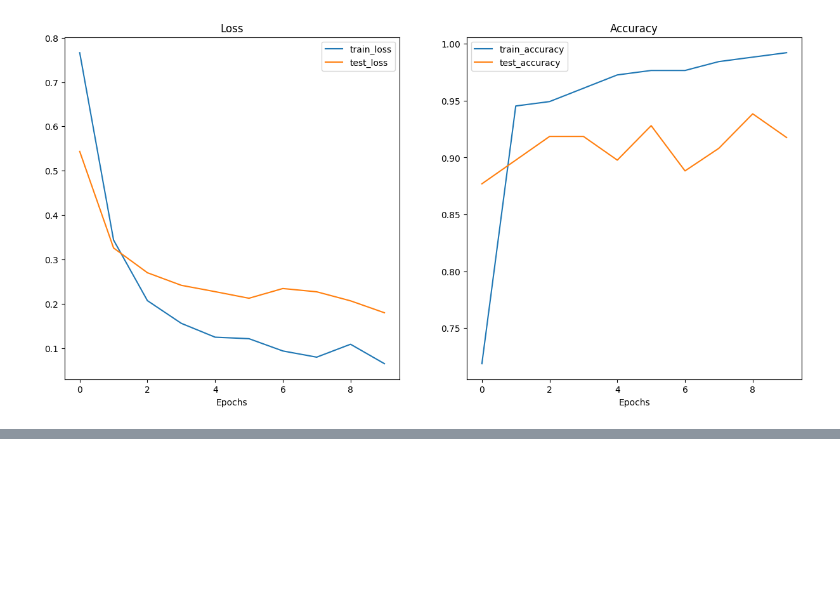
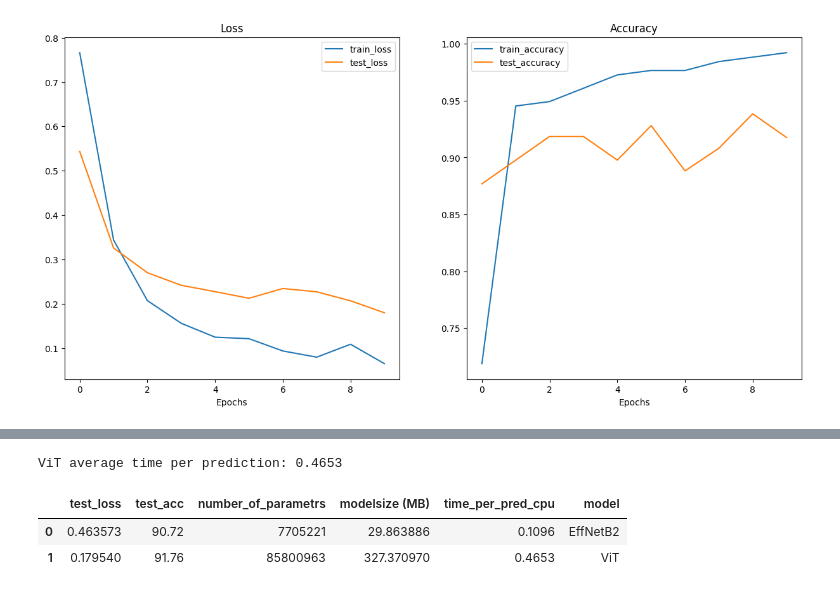
Before and after one commit to gil612/PyTorch, a Jupyter notebook: 09_pytorch_model_deployment.ipynb, the cells around one changed output, grey strips where cells are left out. Cells and saved outputs as stored; diff of their text form; code cells hidden in the pictures; blank space fills up the shorter version.

```diff
--- a/09_pytorch_model_deployment.ipynb
+++ b/09_pytorch_model_deployment.ipynb
@@ -491,0 +694,5 @@ plot_loss_curves(vit_results)
+# %%
+# Find the average time for prediction
+effnetb2_average_time_per_pred = round(effnetb2_test_pred_df.time_for_pred.mean(), 4)
+print(f"EffNetB2 average timeper prediction: {effnetb2_average_time_per_pred}")
+effnetB2_stats['time_per_pred_cpu'] = effnetb2_average_time_per_pred
@@ -491,0 +703,4 @@ plot_loss_curves(vit_results)
+# %%
+vit_test_pred_dicts = pred_and_store(paths=test_data_paths, model=vit, transform=vit_transforms, class_names=class_names, device = "cpu")
+vit_test_pred_df = pd.DataFrame(vit_test_pred_dicts)
+vit_test_pred_df['correct'].value_counts()
@@ -491,0 +713,16 @@ plot_loss_curves(vit_results)
+# %%
+# Find the average time for prediction
+vit_average_time_per_pred = round(vit_test_pred_df.time_for_pred.mean(), 4)
+print(f"ViT average time per prediction: {vit_average_time_per_pred}")
+vit_stats['time_per_pred_cpu'] = vit_average_time_per_pred
+# %% [output]
+ViT average time per prediction: 0.4653
+# %%
+df = pd.DataFrame([effnetB2_stats, vit_stats])
+df['model'] = ['EffNetB2', 'ViT']
+df['test_acc'] = round(df['test_acc'] * 100, 2)
+df
+# %% [output]
+|  | test_loss | test_acc | number_of_parametrs | modelsize (MB) | time_per_pred_cpu | model |
+| 0 | 0.463573 | 90.72 | 7705221 | 29.863886 | 0.1096 | EffNetB2 |
+| 1 | 0.179540 | 91.76 | 85800963 | 327.370970 | 0.4653 | ViT |
```
Also changed, not shown: parts of 27 cells of this notebook.
